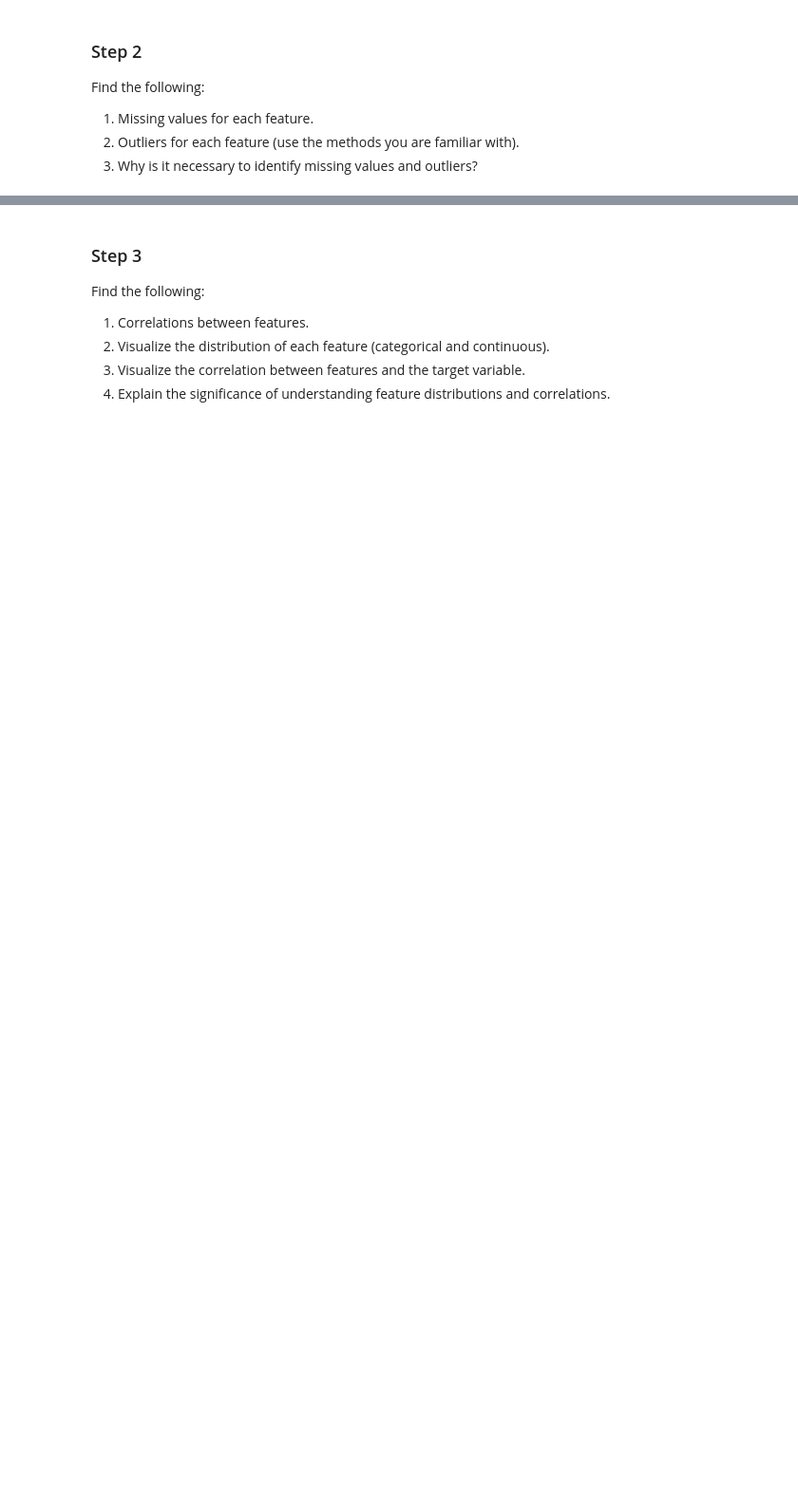
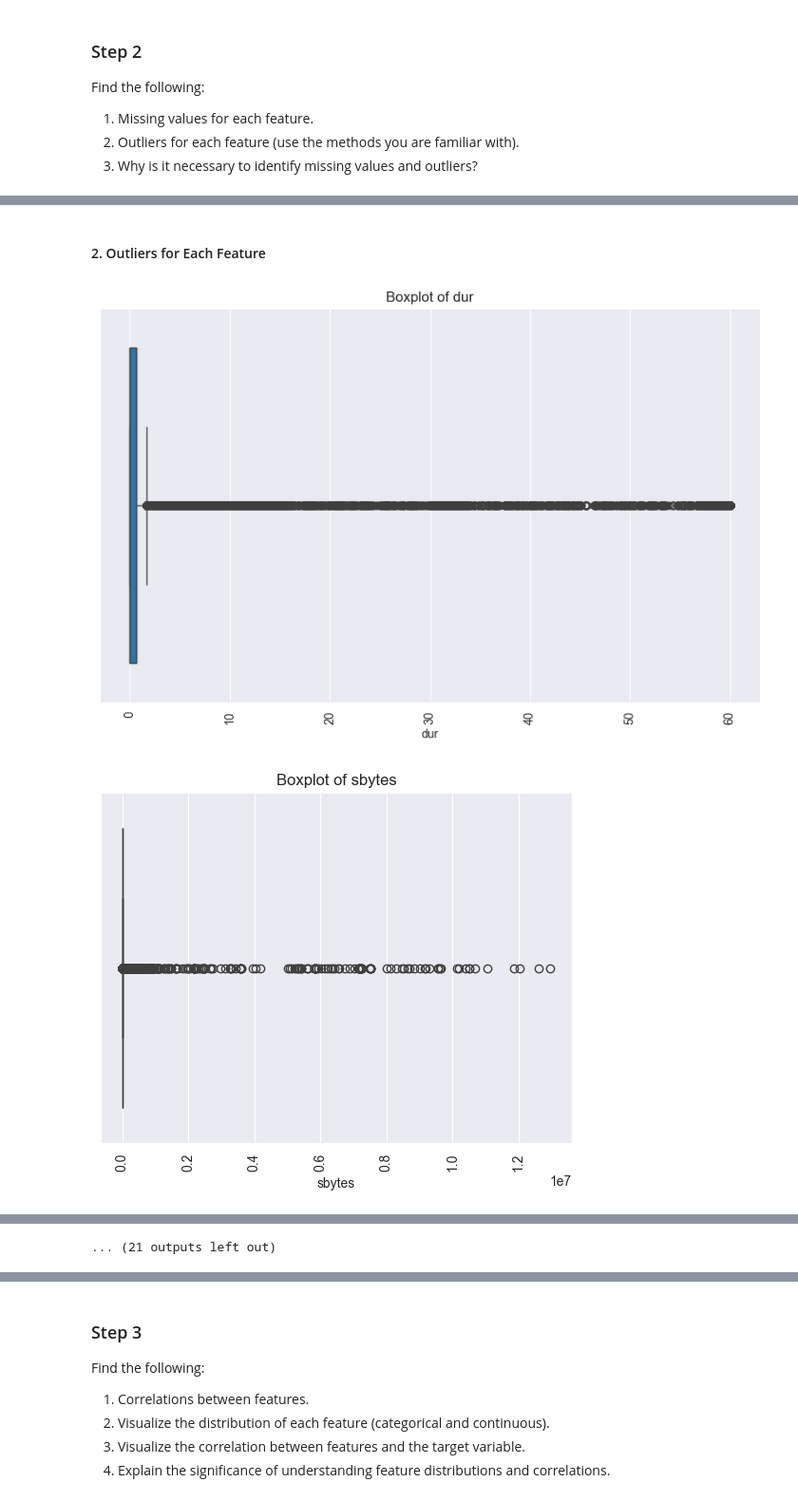
Before and after one commit to NoHaitch/Intro-to-Machine-Learning, a Jupyter notebook: Tucil2_13522071_13522091.ipynb, the cells around one changed output, grey strips where cells are left out. Shown at 95% size. Cells and saved outputs as stored; diff of their text form; code cells hidden in the pictures; blank space fills up the shorter version.

```diff
--- a/Tucil2_13522071_13522091.ipynb
+++ b/Tucil2_13522071_13522091.ipynb
@@ -158,13 +90,0 @@ categorical_col_flow, non_categorical_col_flow = identify_column_types(df_flow)
-# %%
-for i, df in enumerate(df_array):
-    print_markdown(f"### {i}. {df_name_list[i]}")
-    print_markdown("#### a. Data Size")
-    print(f"Number of instances: {df.shape[0]} | Number of features: {df.shape[1]}")
-    print_markdown(f"#### b. Data Types")
-    for col in df:
-        print(f"Column {col}: {df[col].dtype}")
-    print_markdown("#### c. Unique Values")
-    for col in df:
-        print(f"Column {col}: {df[col].nunique()}")
-    print_markdown("#### d. Data Statistics")
-    print(df.describe())
@@ -226,0 +124,8 @@ Number of instances: 175341 | Number of features: 9
+# %%
+# Setup categorical column for each dataframes
+categorical_col: list[str] = ['proto', 'state', 'service', 'attack_cat', 'label', 'is_sm_ips_ports', 'is_ftp_login', 'ct_state_ttl', 'ct_flw_http_mthd', 'ct_ftp_cmd']
+
+non_categorical_col: list[str] = [col for col in df.columns if col not in categorical_col and col != 'id']
+
+print("Categorical Columns:", categorical_col)
+print("Non-Categorical Columns:", non_categorical_col)
@@ -226,0 +137,3 @@ Number of instances: 175341 | Number of features: 9
+# %%
+for col in categorical_col:
+    print(f"Column {col}: {df[col].nunique()}")
@@ -236,0 +207,14 @@ Find the following:
+# %% [markdown]
+#### 2. Outliers for Each Feature
+# %%
+df_numeric = df[non_categorical_col]
+
+plt.figure(figsize=(10, 6))
+for col in df_numeric.columns:
+    sns.boxplot(x=df_numeric[col])
+    plt.xticks(rotation=90)
+    plt.title(f"Boxplot of {col}")
+    plt.show()
+# %% [output]
+[figure, added]
+[figure, added]
@@ -236,0 +231 @@ Find the following:
+... (21 outputs left out)
```
Also changed, not shown: parts of 56 cells of this notebook.
